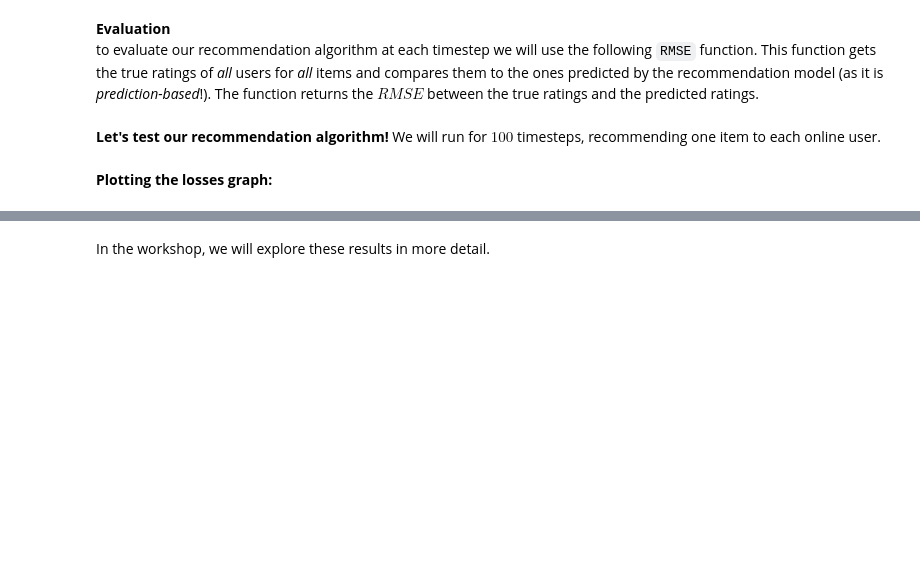
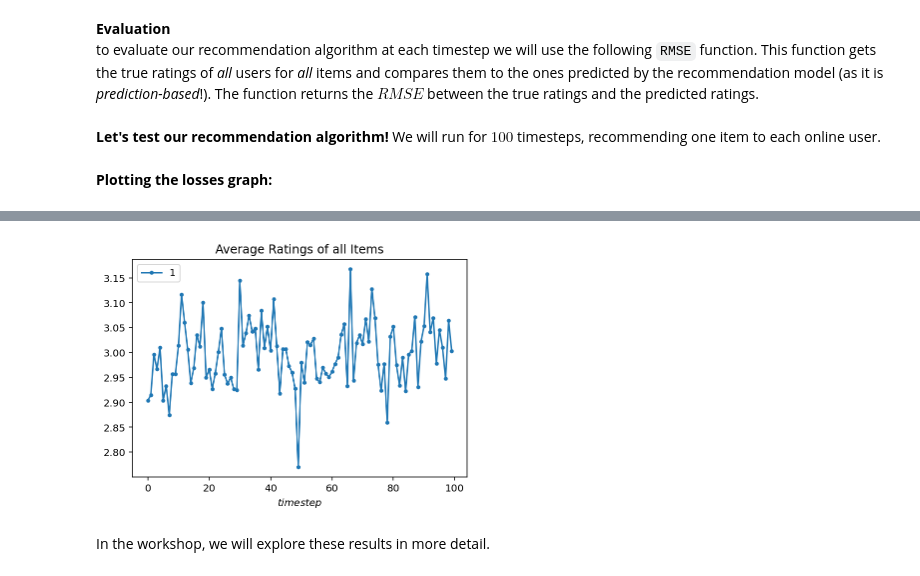
Before and after one commit to nitaifingerhut/cs236608, a Jupyter notebook: introduction_to_RecLab.ipynb, the cells around one changed output, grey strips where cells are left out. Drawn from its saved outputs; the diff is of its cells as text; code cells hidden in the pictures; blank space fills up the shorter version.

```diff
--- a/introduction_to_RecLab.ipynb
+++ b/introduction_to_RecLab.ipynb
@@ -183,2 +201,6 @@ plot_graphs(losses, title="RMSE")
+# %%
+plot_graphs(all_users_avg_rating_of_recommended_items, title="Average Ratings of all Items")
+# %% [output]
+[figure, added]
 # %% [markdown]
 In the workshop, we will explore these results in more detail.
```
Also changed, not shown: parts of 11 cells of this notebook.
